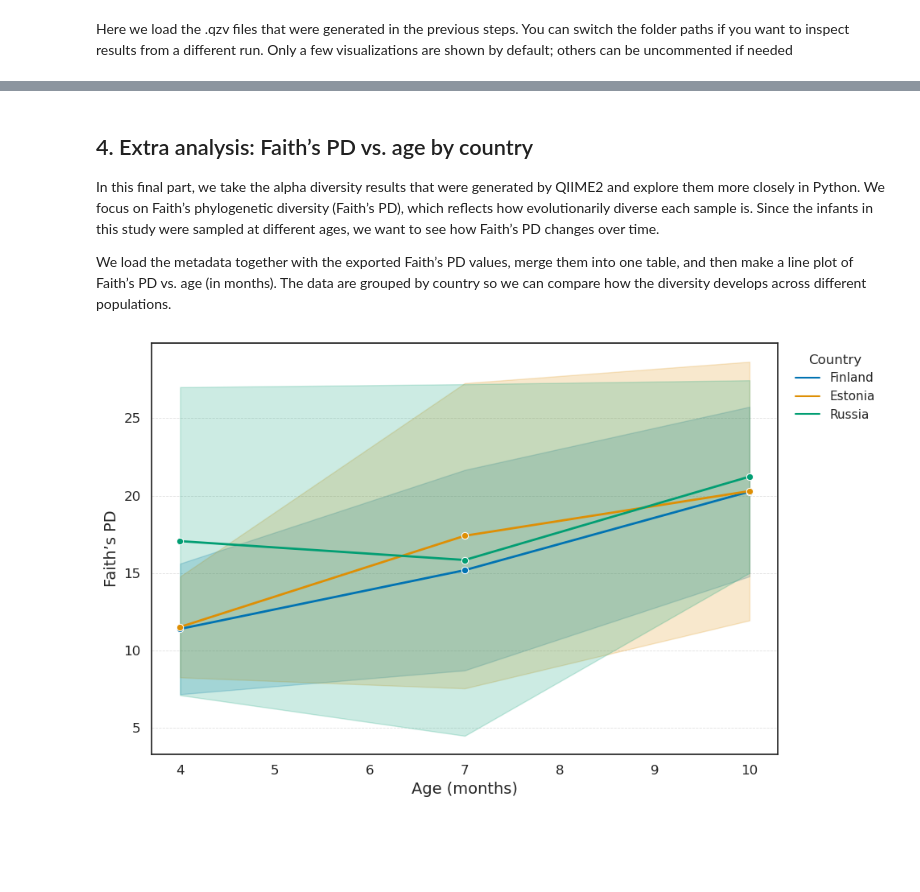
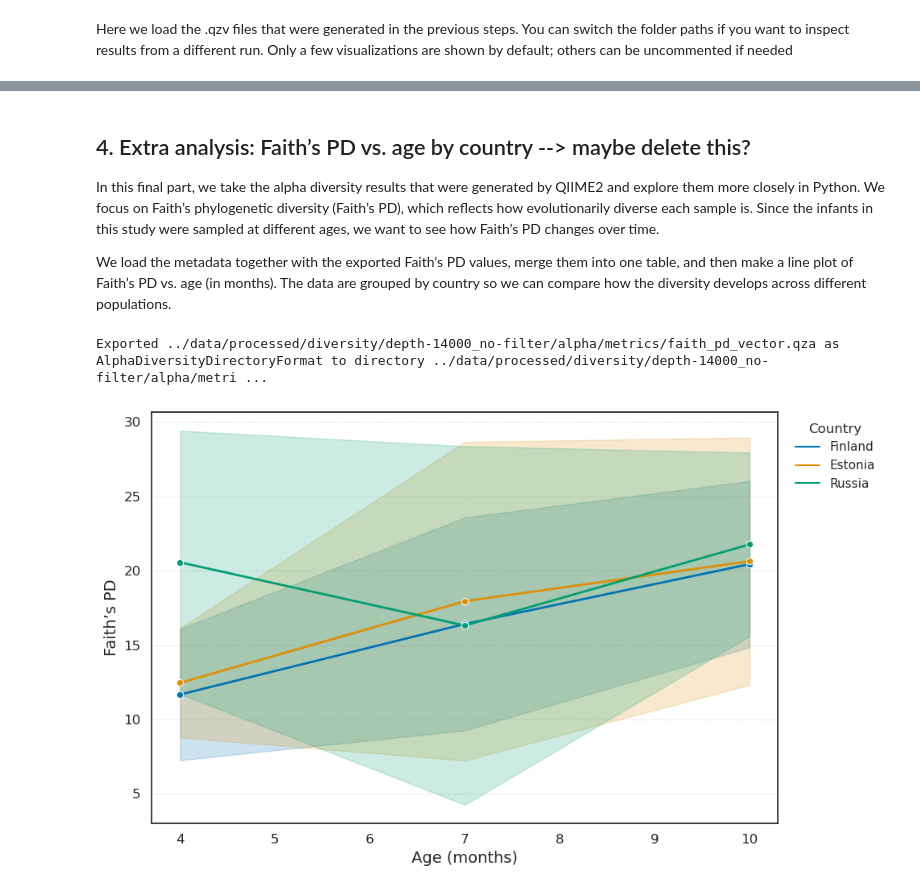
Before and after one commit to MasjaHoogendoorn/MicrobiomeAnalysis_TummyTribe, a Jupyter notebook: scripts/5_diversity_analysis_MH.ipynb, the cells around one changed output, grey strips where cells are left out. Drawn from its saved outputs; the diff is of its cells as text; code cells hidden in the pictures; blank space fills up the shorter version.

```diff
--- a/scripts/5_diversity_analysis_MH.ipynb
+++ b/scripts/5_diversity_analysis_MH.ipynb
@@ -411,17 +411,23 @@ Visualization.load(f"{beta_to_visualize}/unweighted_unifrac_emperor.qzv")
 # %% [markdown]
-## 4. Extra analysis: Faith’s PD vs. age by country
+## 4. Extra analysis: Faith’s PD vs. age by country --> maybe delete this?
 
 In this final part, we take the alpha diversity results that were generated by QIIME2 and explore them more closely in Python.
 We focus on Faith’s phylogenetic diversity (Faith’s PD), which reflects how evolutionarily diverse each sample is. Since the infants in this study were sampled at different ages, we want to see how Faith’s PD changes over time.
 
 We load the metadata together with the exported Faith’s PD values, merge them into one table, and then make a line plot of Faith’s PD vs. age (in months). The data are grouped by country so we can compare how the diversity develops across different populations.
+# %%
+! qiime tools export \
+  --input-path $alpha_metrics_dir/faith_pd_vector.qza \
+  --output-path $alpha_metrics_dir/faith_pd_vector_export
+# %% [output]
+Exported ../data/processed/diversity/depth-14000_no-filter/alpha/metrics/faith_pd_vector.qza as AlphaDiversityDirectoryFormat to directory ../data/processed/diversity/depth-14000_no-filter/alpha/metri ...
 # %%
 # Extra analysis: Faith's PD vs age (grouped by country)
 
 # Load metadata and Faith's PD values
-metadata = pd.read_csv("../data/raw/metadata.tsv", sep="\t")
+metadata = pd.read_csv(f"{raw_data_dir}/metadata.tsv", sep="\t")
 faith_pd = pd.read_csv(
-    "../data/processed/phylogenetic_diversity/core-metrics-results/faith_pd_vector_export/alpha-diversity.tsv",
+    f"{alpha_metrics_dir}/faith_pd_vector_export/alpha-diversity.tsv",
     sep="\t"
 )
 
@@ -439,31 +445,31 @@ sns.lineplot(
     x="age_months",
     y="Faith_PD",
     hue="geo_location_name",
     estimator="median",
     errorbar=("sd", 1),
     marker="o",
     markersize=6,
     linewidth=2,
     palette="colorblind"
 )
 
 # Styling
 plt.grid(axis="y", linestyle="--", linewidth=0.6, color="lightgray", alpha=0.7)
 plt.grid(axis="x", visible=False)
 plt.xlabel("Age (months)", fontsize=14)
 plt.ylabel("Faith’s PD", fontsize=14)
 plt.xticks(fontsize=12)
 plt.yticks(fontsize=12)
 
 # Legend outside the plot
 plt.legend(
     title="Country",
     frameon=False,
     loc="upper left",
     bbox_to_anchor=(1.01, 1)
 )
 
 plt.tight_layout()
 plt.show()
 # %% [output]
-[figure, old version]
+[figure, new version]
```
Also changed, not shown: parts of 15 cells of this notebook, 4 other files.
